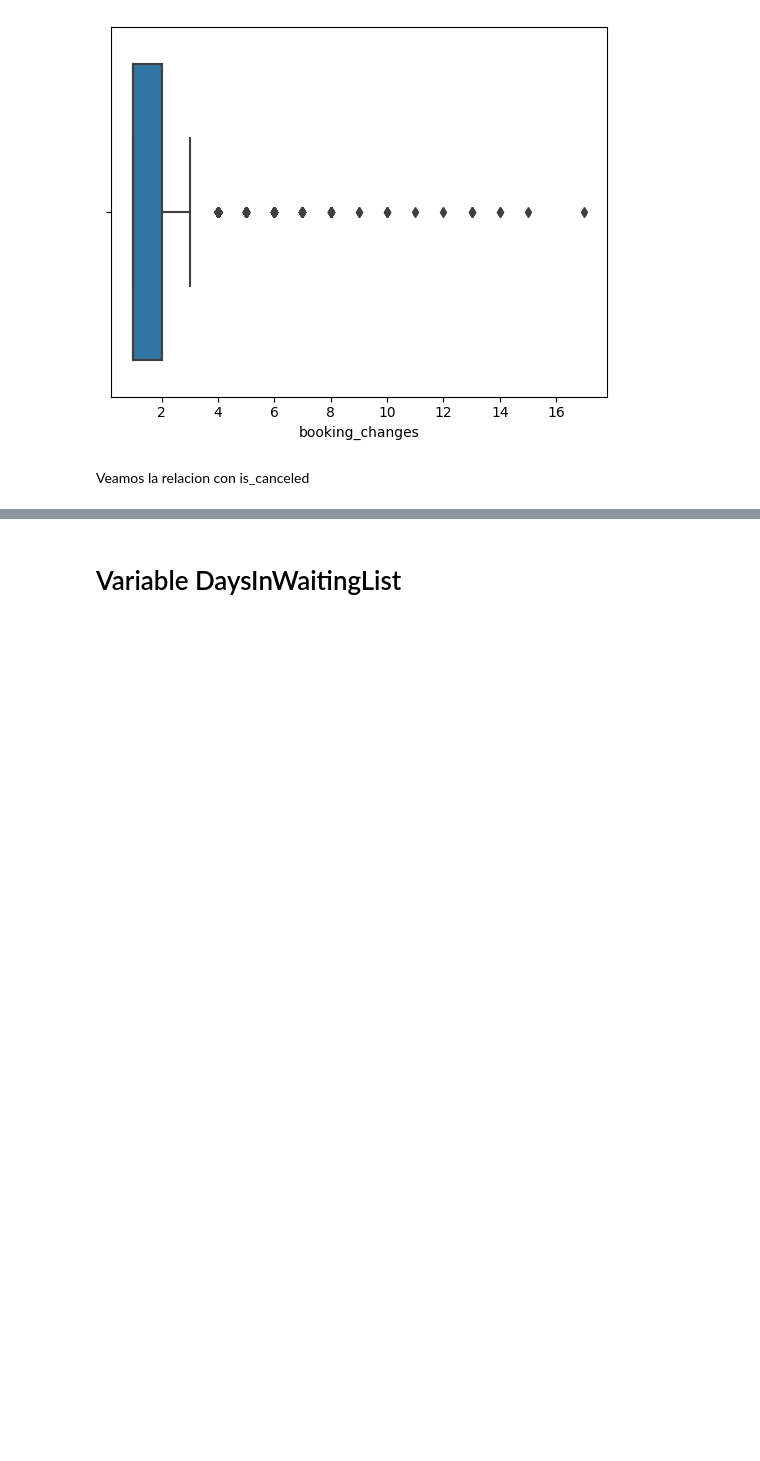
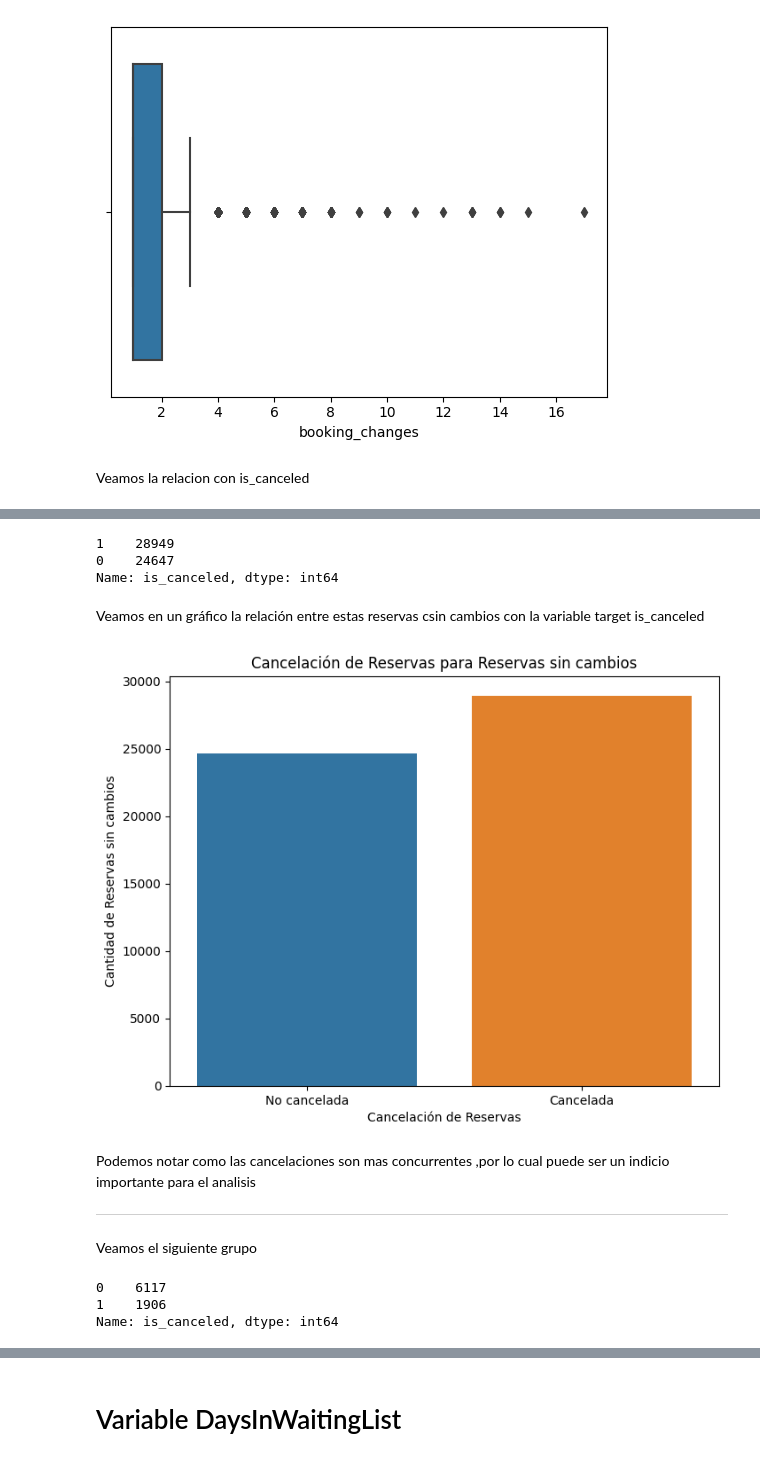
Before and after one commit to juanignaciogiacobbe/7506R-2C2023-GRUPO15, a Jupyter notebook: 7506R_TP1_GRUPO15_CHP1_ENTREGA.ipynb, the cells around one changed output, grey strips where cells are left out. Cells and saved outputs as stored; diff of their text form; code cells hidden in the pictures; blank space fills up the shorter version.

```diff
--- a/7506R_TP1_GRUPO15_CHP1_ENTREGA.ipynb
+++ b/7506R_TP1_GRUPO15_CHP1_ENTREGA.ipynb
@@ -1187,0 +1219,37 @@ plt.show()
+# %%
+ds_reservas_sin_cambios = ds_hoteles_train.loc[columna_booking_changes == 0]
+
+ds_reservas_sin_cambios['is_canceled'].value_counts()
+# %% [output]
+1    28949
+0    24647
+Name: is_canceled, dtype: int64
+# %% [markdown]
+Veamos en un gráfico la relación entre estas reservas csin cambios con la variable target is_canceled
+# %%
+plt.figure(figsize=(8, 6))
+sns.countplot(data=ds_reservas_sin_cambios, x='is_canceled')
+plt.xlabel('Cancelación de Reservas')
+plt.ylabel('Cantidad de Reservas sin cambios')
+plt.title('Cancelación de Reservas para Reservas sin cambios')
+
+plt.xticks([0, 1], ['No cancelada', 'Cancelada'])  # Etiquetas para el eje x
+
+plt.show()
+# %% [output]
+[figure, added]
+# %% [markdown]
+Podemos notar como las cancelaciones son mas concurrentes ,por lo cual puede ser un indicio importante para el analisis
+
+
+---
+
+Veamos el siguiente grupo
+# %%
+ds_reservas_con_1_a_3_cambios = ds_hoteles_train[(ds_hoteles_train['booking_changes'] >= 1) & (ds_hoteles_train['booking_changes'] <= 3)]
+
+ds_reservas_con_1_a_3_cambios['is_canceled'].value_counts()
+# %% [output]
+0    6117
+1    1906
+Name: is_canceled, dtype: int64
```
Also changed, not shown: parts of 13 cells of this notebook.
